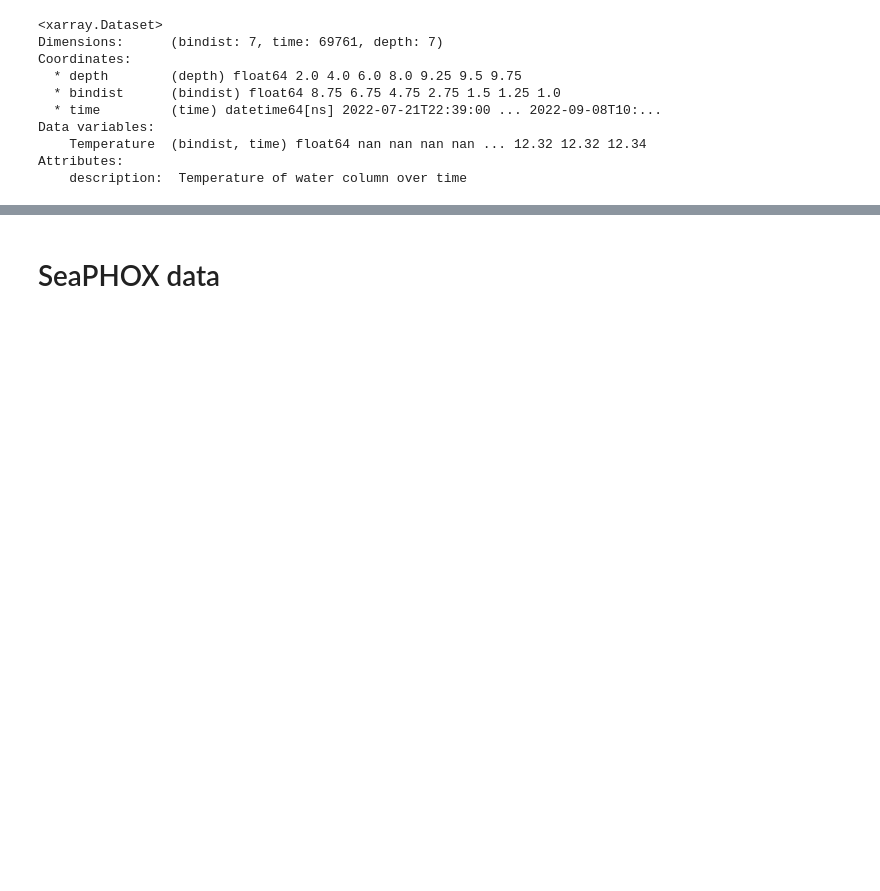
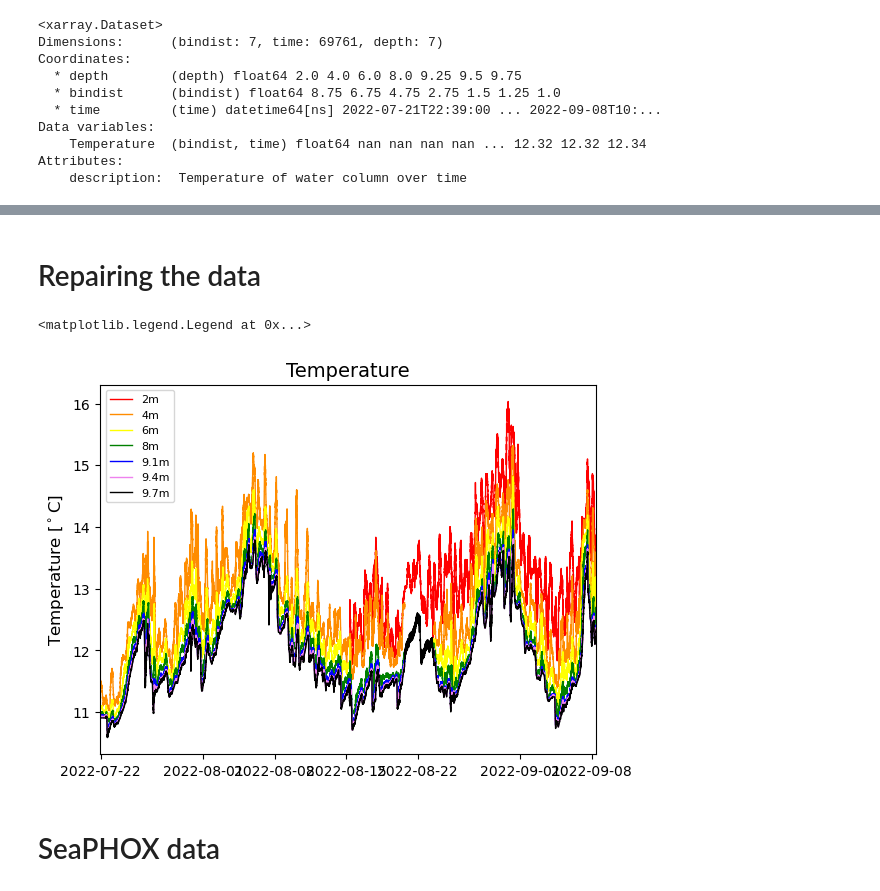
Before and after one commit to lagrady/Kelp-Forest-Hydrodynamics, a Jupyter notebook: notebooks/Temp_data.ipynb, the cells around one changed output, grey strips where cells are left out. Cells and saved outputs as stored; diff of their text form; code cells hidden in the pictures; blank space fills up the shorter version.

```diff
--- a/notebooks/Temp_data.ipynb
+++ b/notebooks/Temp_data.ipynb
@@ -170,0 +181,2 @@ Attributes:
+# %% [markdown]
+# Repairing the data
@@ -171,3 +220,16 @@ Attributes:
+# %%
+#Check the results
+fig,axs=plt.subplots()
+axs.set_title('Temperature', size=14)
+axs.set_prop_cycle(c = ['red','darkorange','yellow','green','blue','violet','black'])
+axs.plot(temp.time, temp.Temperature.T, lw = 1)
+axs.set_ylabel(r'Temperature [$^\circ$C]', fontsize=12)
+#axs[0].tick_params(axis = 'x', labelrotation = 15, labelsize = 8)
+axs.margins(x=0)
+axs.legend(['2m', '4m','6m','8m','9.1m', '9.4m', '9.7m'], loc = 'upper left', fontsize=8)
+# %% [output]
+<matplotlib.legend.Legend at 0x...>
+[figure, added]
 # %% [markdown]
 # SeaPHOX data
 # %%
```
Also changed, not shown: parts of 20 cells of this notebook, 1 other file.
